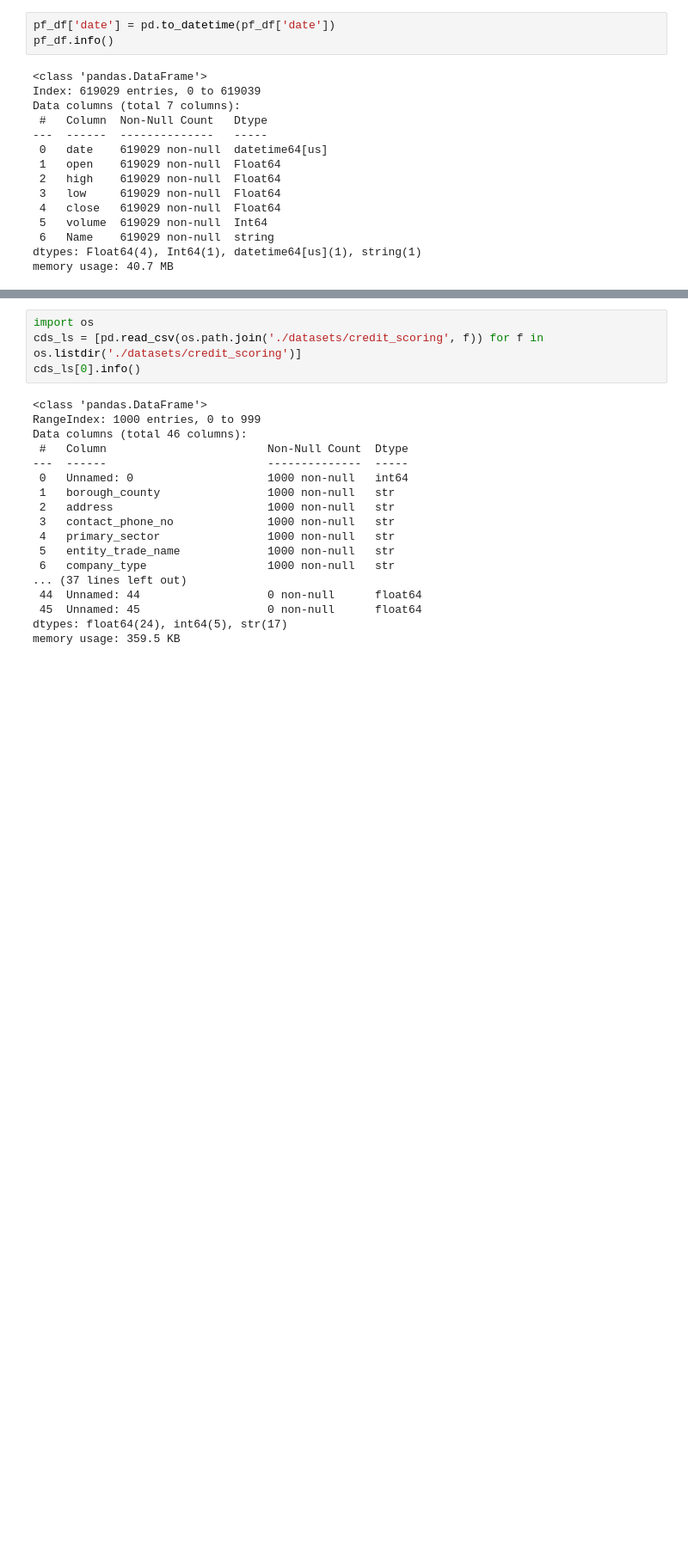
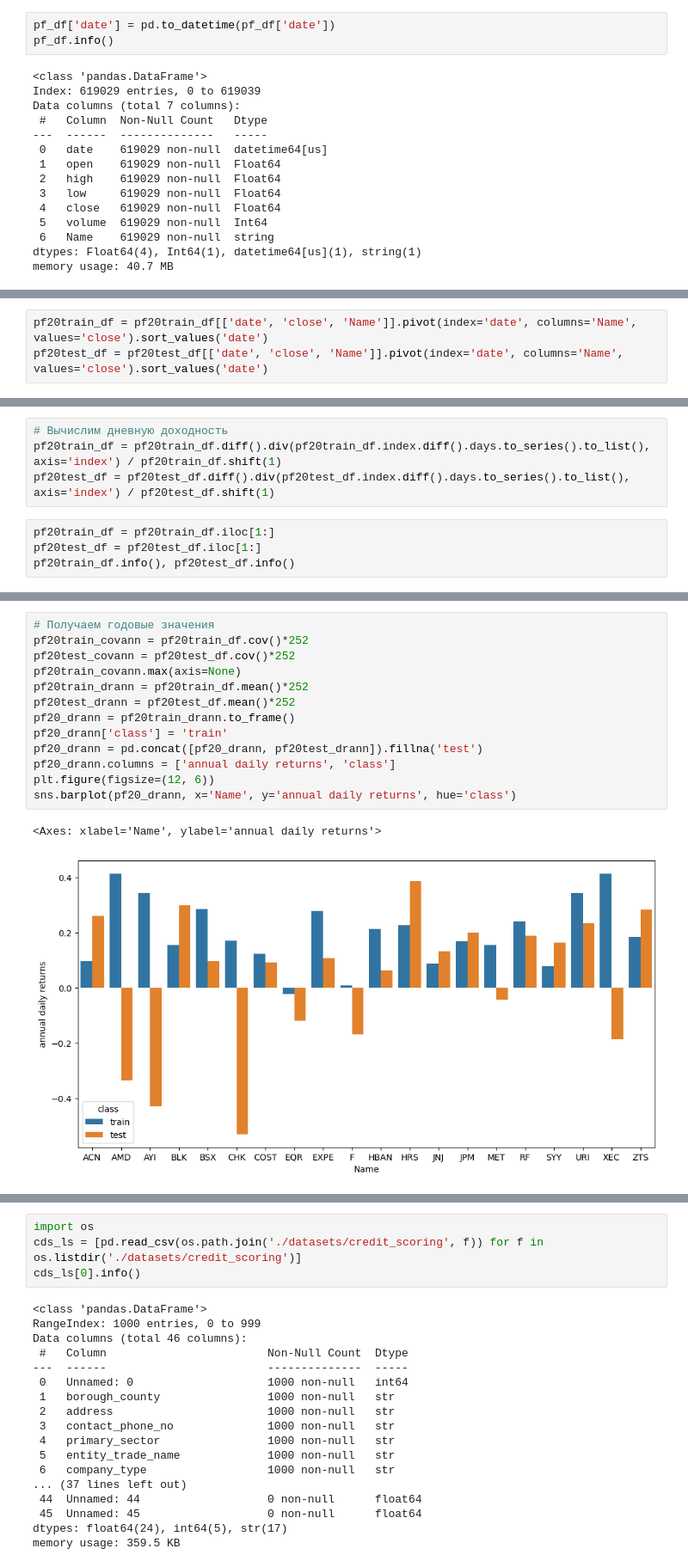
Before and after one commit to floatn/QML-for-finance, a Jupyter notebook: qml_code.ipynb, the cells around one changed output, grey strips where cells are left out. Shown at 86% size. Drawn from its saved outputs; the diff is of its cells as text; blank space fills up the shorter version.

```diff
--- a/qml_code.ipynb
+++ b/qml_code.ipynb
@@ -150,0 +184,3 @@ plt.axvline(x=100, color='green', linestyle='--')
+# %%
+pf20train_df = pf20train_df[['date', 'close', 'Name']].pivot(index='date', columns='Name', values='close').sort_values('date')
+pf20test_df = pf20test_df[['date', 'close', 'Name']].pivot(index='date', columns='Name', values='close').sort_values('date')
@@ -150,0 +226,8 @@ plt.axvline(x=100, color='green', linestyle='--')
+# %%
+# Вычислим дневную доходность
+pf20train_df = pf20train_df.diff().div(pf20train_df.index.diff().days.to_series().to_list(), axis='index') / pf20train_df.shift(1)
+pf20test_df = pf20test_df.diff().div(pf20test_df.index.diff().days.to_series().to_list(), axis='index') / pf20test_df.shift(1)
+# %%
+pf20train_df = pf20train_df.iloc[1:]
+pf20test_df = pf20test_df.iloc[1:]
+pf20train_df.info(), pf20test_df.info()
@@ -150,0 +253,16 @@ plt.axvline(x=100, color='green', linestyle='--')
+# %%
+# Получаем годовые значения
+pf20train_covann = pf20train_df.cov()*252
+pf20test_covann = pf20test_df.cov()*252
+pf20train_covann.max(axis=None)
+pf20train_drann = pf20train_df.mean()*252
+pf20test_drann = pf20test_df.mean()*252
+pf20_drann = pf20train_drann.to_frame()
+pf20_drann['class'] = 'train'
+pf20_drann = pd.concat([pf20_drann, pf20test_drann]).fillna('test')
+pf20_drann.columns = ['annual daily returns', 'class']
+plt.figure(figsize=(12, 6))
+sns.barplot(pf20_drann, x='Name', y='annual daily returns', hue='class')
+# %% [output]
+<Axes: xlabel='Name', ylabel='annual daily returns'>
+[figure, added]
```
Also changed, not shown: parts of 16 cells of this notebook.
